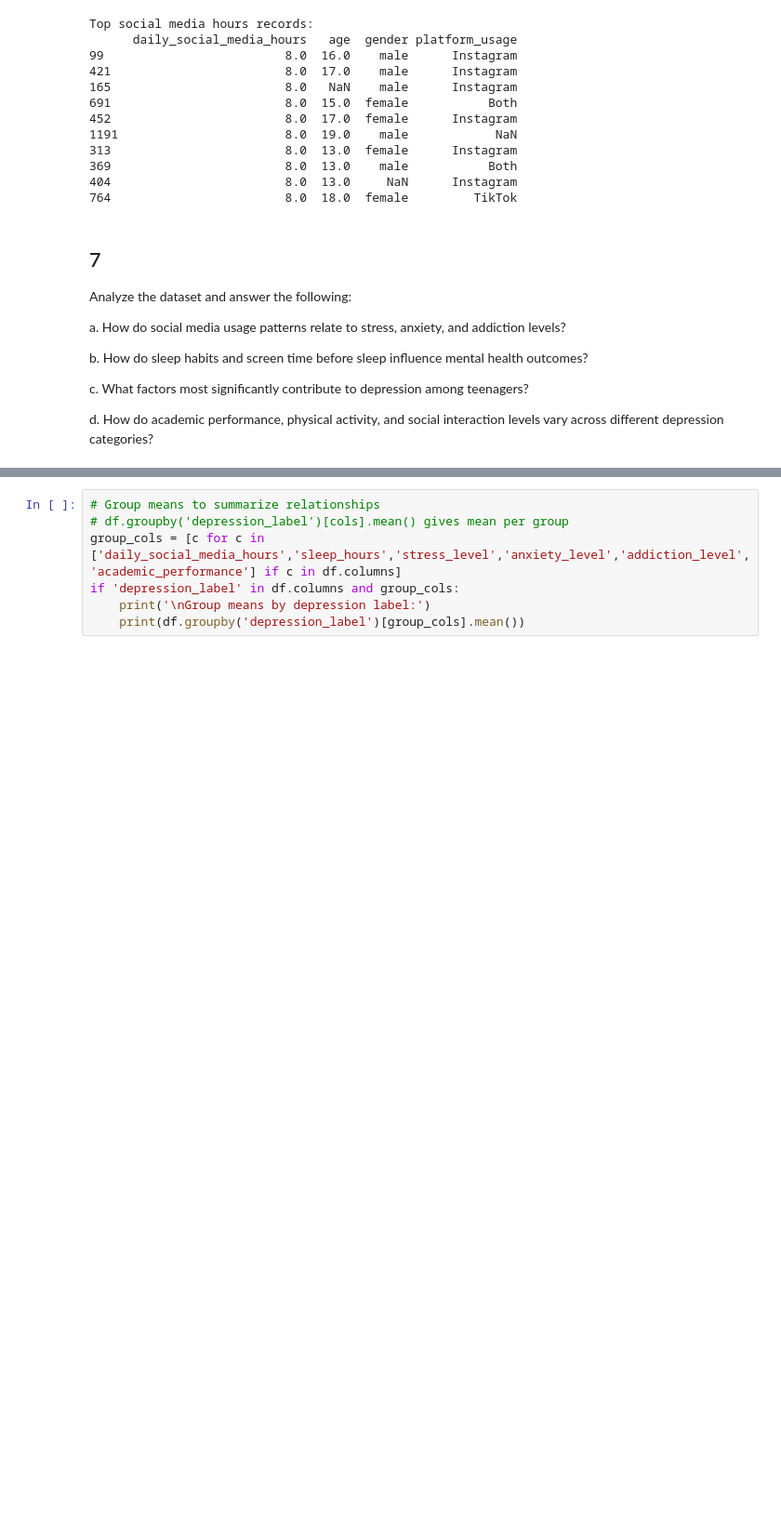
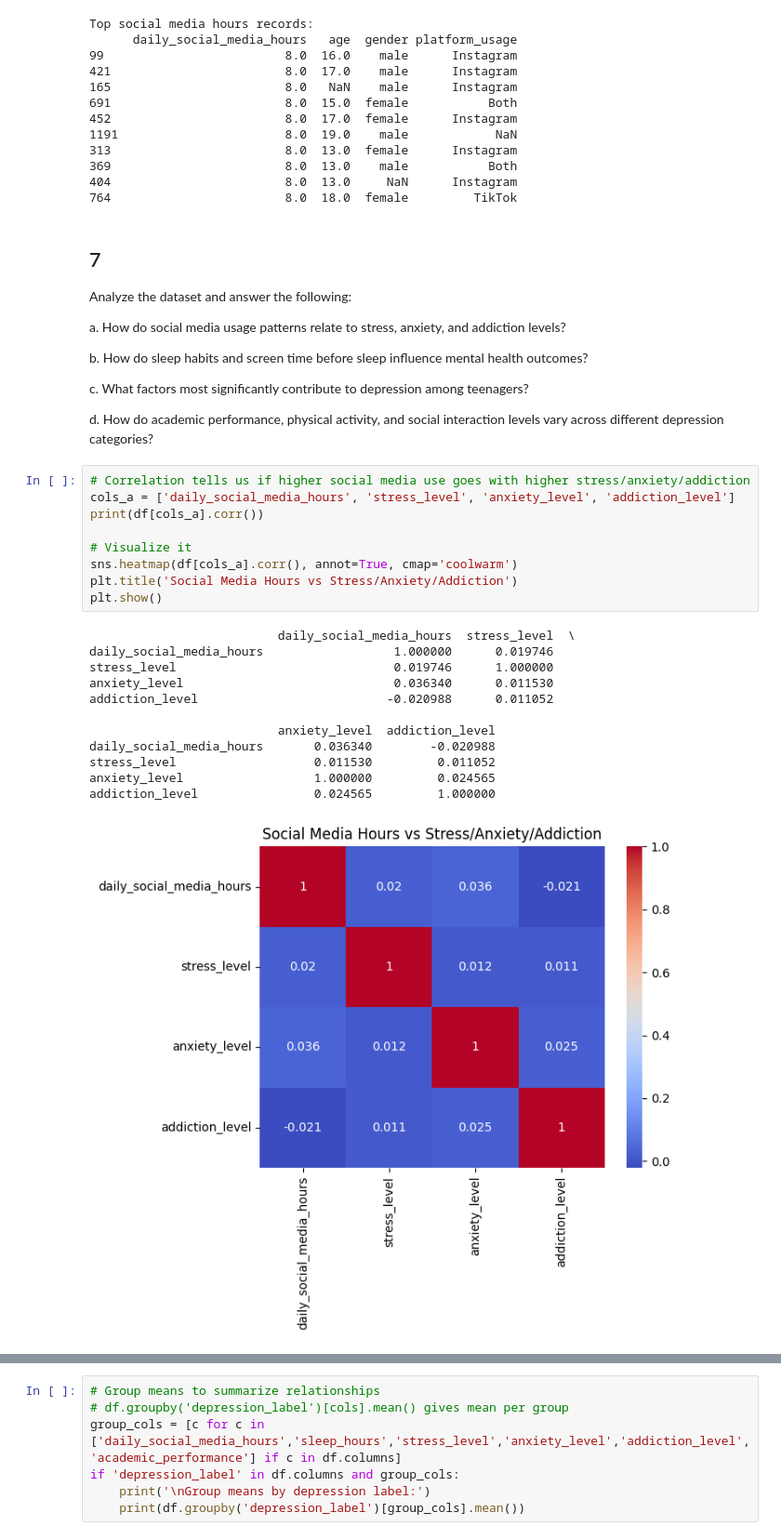
Before and after one commit to VarunSinghMCA/2547254-MCA-4th-Tri-ML, a Jupyter notebook: cia1/cia1.ipynb, the cells around one changed output, grey strips where cells are left out. Shown at 93% size. Cells and saved outputs as stored; diff of their text form; blank space fills up the shorter version.

```diff
--- a/cia1/cia1.ipynb
+++ b/cia1/cia1.ipynb
@@ -285,3 +285,25 @@ b. How do sleep habits and screen time before sleep influence mental health outc
 c. What factors most significantly contribute to depression among teenagers?
 
 d. How do academic performance, physical activity, and social interaction levels vary across different depression categories?
+# %%
+# Correlation tells us if higher social media use goes with higher stress/anxiety/addiction
+cols_a = ['daily_social_media_hours', 'stress_level', 'anxiety_level', 'addiction_level']
+print(df[cols_a].corr())
+
+# Visualize it
+sns.heatmap(df[cols_a].corr(), annot=True, cmap='coolwarm')
+plt.title('Social Media Hours vs Stress/Anxiety/Addiction')
+plt.show()
+# %% [output]
+                          daily_social_media_hours  stress_level  \
+daily_social_media_hours                  1.000000      0.019746
+stress_level                              0.019746      1.000000
+anxiety_level                             0.036340      0.011530
+addiction_level                          -0.020988      0.011052
+
+                          anxiety_level  addiction_level
+daily_social_media_hours       0.036340        -0.020988
+stress_level                   0.011530         0.011052
+anxiety_level                  1.000000         0.024565
+addiction_level                0.024565         1.000000
+[figure, added]
```
Also changed, not shown: parts of 3 cells of this notebook.
